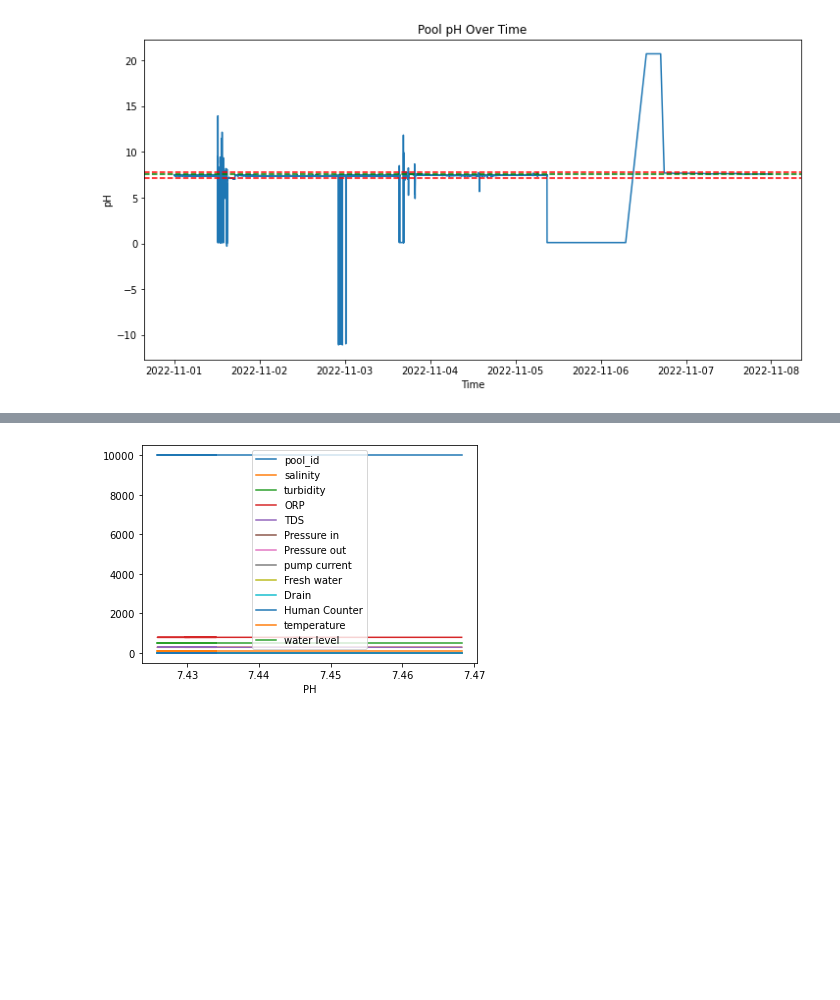
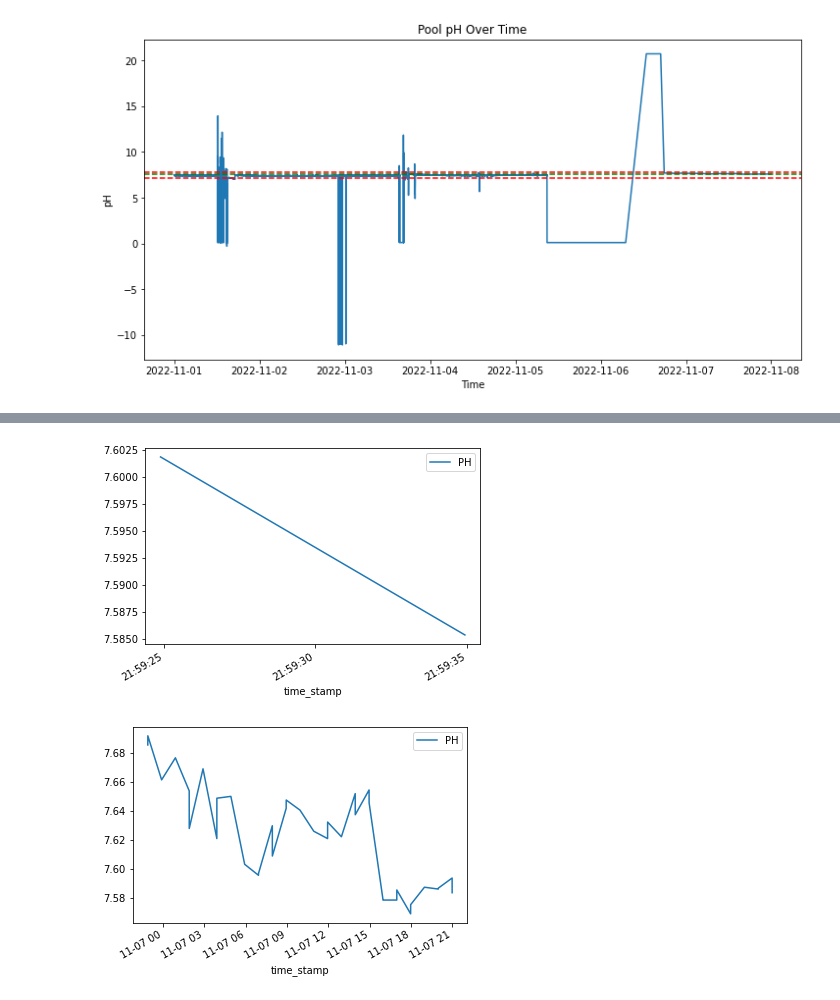
Before and after one commit to lutimoth/RIIPEN_ANTLER, a Jupyter notebook: Tim_Notebooks/EDA and pH Alerts.ipynb, the cells around one changed output, grey strips where cells are left out. Drawn from its saved outputs; the diff is of its cells as text; code cells hidden in the pictures; blank space fills up the shorter version.

```diff
--- a/Tim_Notebooks/EDA and pH Alerts.ipynb
+++ b/Tim_Notebooks/EDA and pH Alerts.ipynb
@@ -155,6 +155,7 @@ ax.axhline(y=7.6, linestyle='--',color='green')
 # %%
 def ph_warning(time, data, pool_id):
     df = data
+    df.sort_values(by='time_stamp')
 
     try:
         df.set_index('time_stamp', inplace=True)
@@ -177,3 +178,4 @@ def ph_warning(time, data, pool_id):
         print('pH is okay')
 
     ph_minutes(time, pool)
+    ph_summary(time, pool)
@@ -188,5 +213,5 @@ def ph_minutes(time, data):
 # %%
 pool_id = 10001
 
-ph_warning('2022-11-01 00:01:16.160', df, pool_id)
+ph_warning('2022-11-07 21:59:24', df, pool_id)
 # %% [output]
@@ -210 +230,2 @@ time_stamp
-[figure, old version]
+[figure, new version]
+[figure, added]
```
Also changed, not shown: parts of 6 cells of this notebook.
